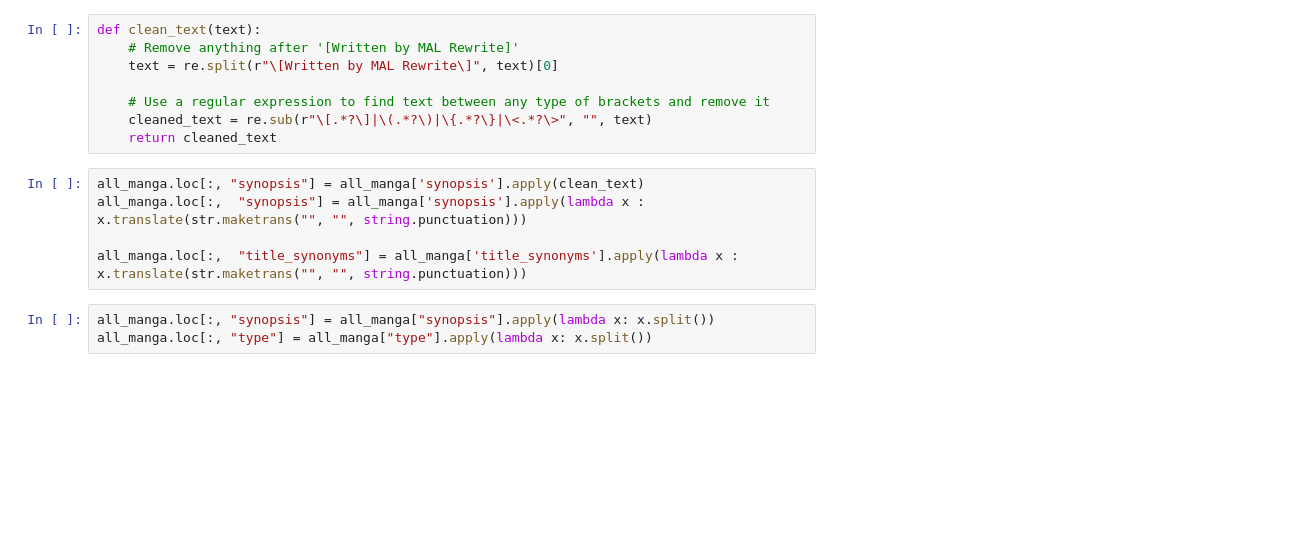
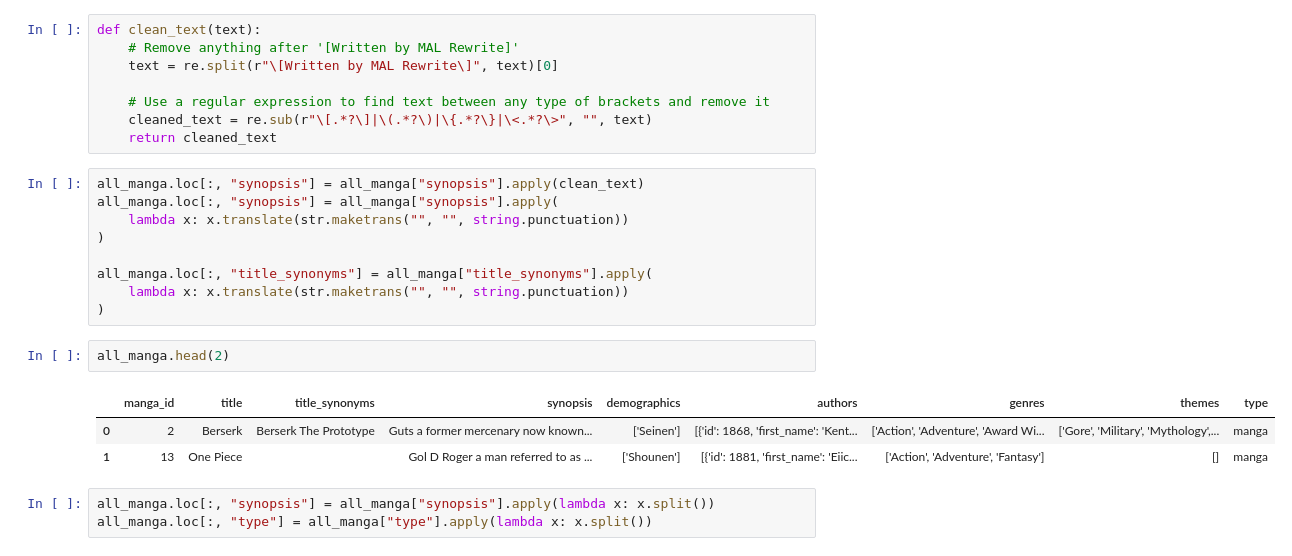
Before and after one commit to Jens599/MangaRecommender, a Jupyter notebook: MangaRecommendation.ipynb, the cells around one changed output. Saved outputs shown, nothing was run; the diff lists cells and outputs as text; blank space fills up the shorter version.

```diff
--- a/MangaRecommendation.ipynb
+++ b/MangaRecommendation.ipynb
@@ -97,10 +111,20 @@ def clean_text(text):
     cleaned_text = re.sub(r"\[.*?\]|\(.*?\)|\{.*?\}|\<.*?\>", "", text)
     return cleaned_text
 # %%
-all_manga.loc[:, "synopsis"] = all_manga['synopsis'].apply(clean_text)
-all_manga.loc[:,  "synopsis"] = all_manga['synopsis'].apply(lambda x : x.translate(str.maketrans("", "", string.punctuation)))
+all_manga.loc[:, "synopsis"] = all_manga["synopsis"].apply(clean_text)
+all_manga.loc[:, "synopsis"] = all_manga["synopsis"].apply(
+    lambda x: x.translate(str.maketrans("", "", string.punctuation))
+)
 
-all_manga.loc[:,  "title_synonyms"] = all_manga['title_synonyms'].apply(lambda x : x.translate(str.maketrans("", "", string.punctuation)))
+all_manga.loc[:, "title_synonyms"] = all_manga["title_synonyms"].apply(
+    lambda x: x.translate(str.maketrans("", "", string.punctuation))
+)
+# %%
+all_manga.head(2)
+# %% [output]
+|  | manga_id | title | title_synonyms | synopsis | demographics | authors | genres | themes | type |
+| 0 | 2 | Berserk | Berserk The Prototype | Guts a former mercenary now known... | ['Seinen'] | [{'id': 1868, 'first_name': 'Kent... | ['Action', 'Adventure', 'Award Wi... | ['Gore', 'Military', 'Mythology',... | manga |
+| 1 | 13 | One Piece |  | Gol D Roger a man referred to as ... | ['Shounen'] | [{'id': 1881, 'first_name': 'Eiic... | ['Action', 'Adventure', 'Fantasy'] | [] | manga |
 # %%
 all_manga.loc[:, "synopsis"] = all_manga["synopsis"].apply(lambda x: x.split())
 all_manga.loc[:, "type"] = all_manga["type"].apply(lambda x: x.split())
```
Also changed, not shown: parts of 38 cells of this notebook, 1 other file.
